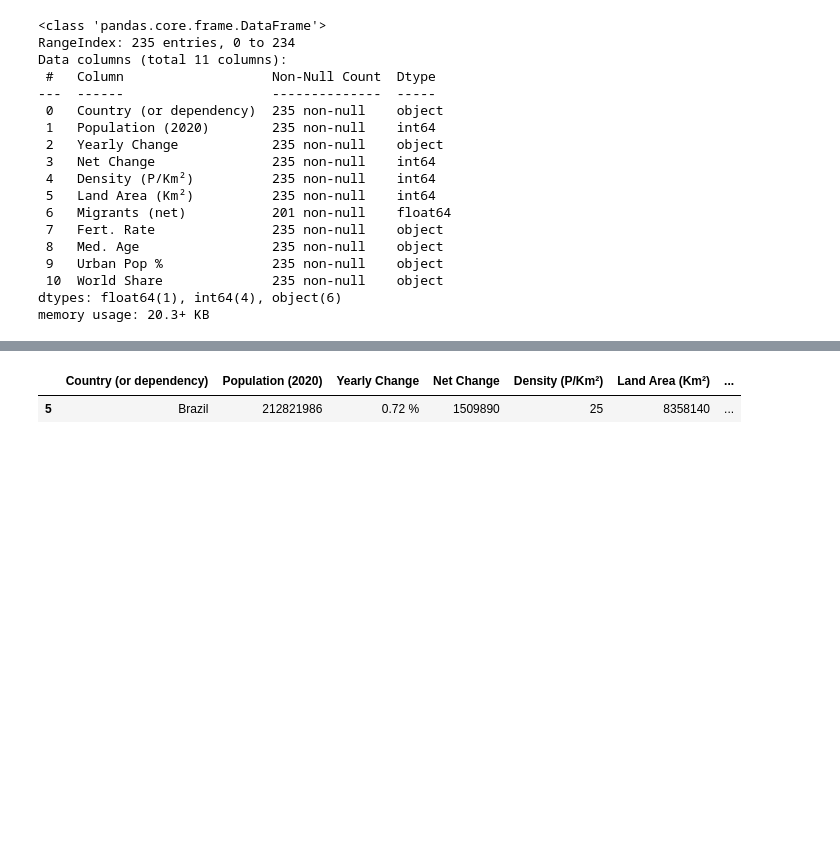
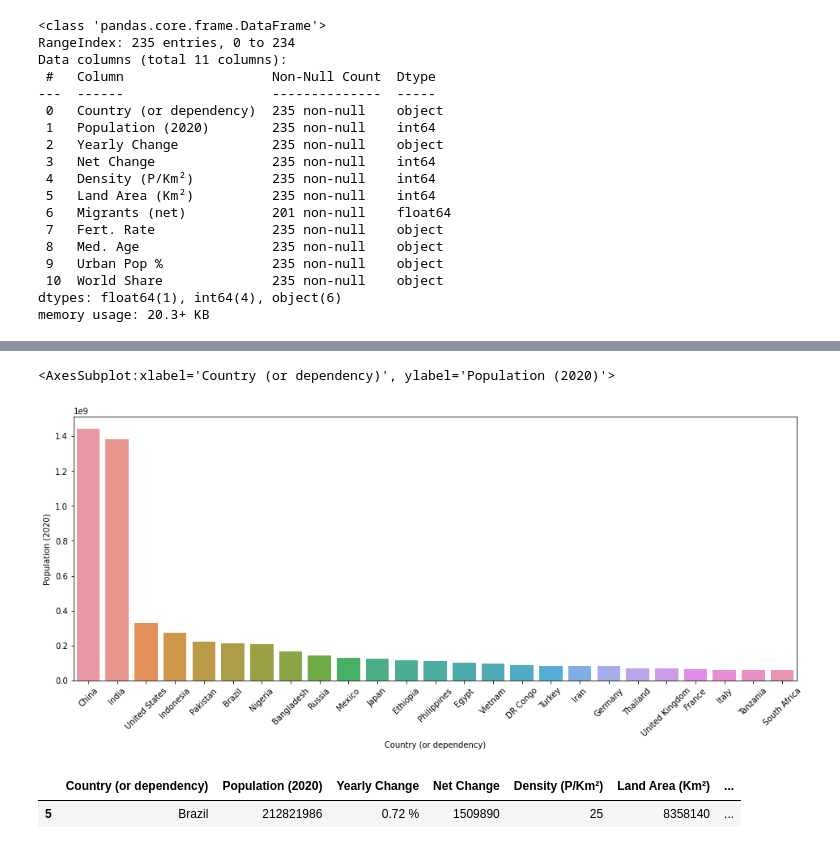
Before and after one commit to fjmutsters/covid19, a Jupyter notebook: Code/countriesanalysis.ipynb, the cells around one changed output, grey strips where cells are left out. Drawn from its saved outputs; the diff is of its cells as text; code cells hidden in the pictures; blank space fills up the shorter version.

```diff
--- a/Code/countriesanalysis.ipynb
+++ b/Code/countriesanalysis.ipynb
@@ -102,8 +102,11 @@ df1
 # %%
 #plot of 25 biggest countries in the world
 fig, ax = plt.subplots(figsize=(16, 6))
 plt.xticks(rotation = 45)
-sns.barplot(data = df, x = 'Country (or dependency)', y = 'Population (2020)')
+sns.barplot(data = df2, x = 'Country (or dependency)', y = 'Population (2020)')
+# %% [output]
+<AxesSubplot:xlabel='Country (or dependency)', ylabel='Population (2020)'>
+[figure, added]
 # %%
 #check interestings stats of Brazil
 countries[countries['Country (or dependency)'] == 'Brazil']
```
Also changed, not shown: parts of 4 cells of this notebook, 3 other files.
